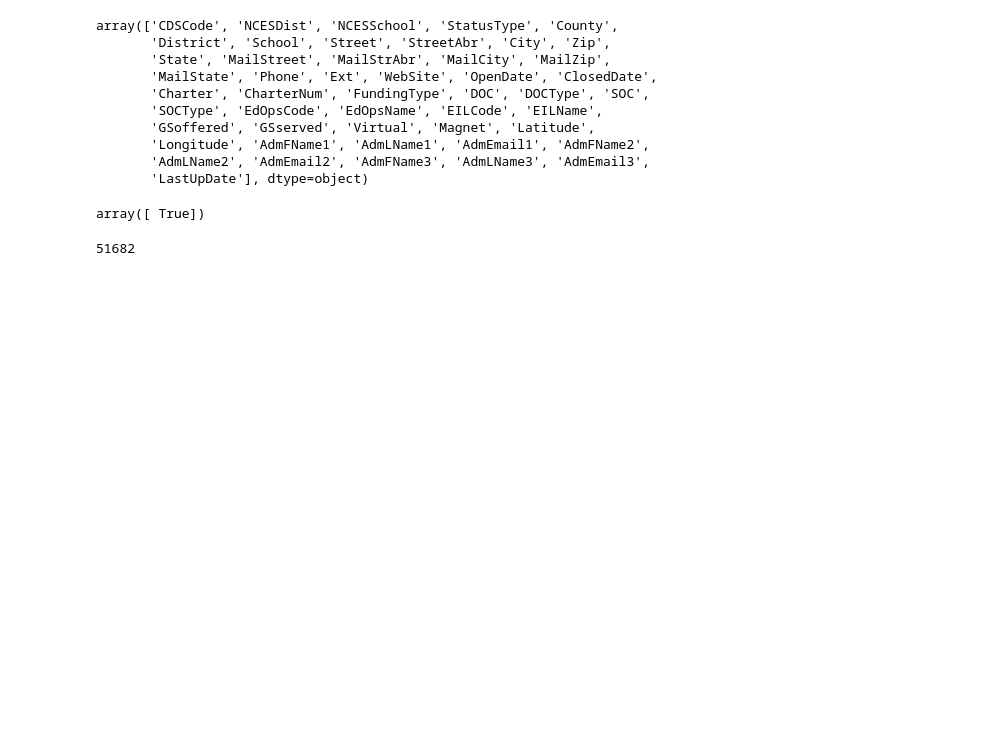
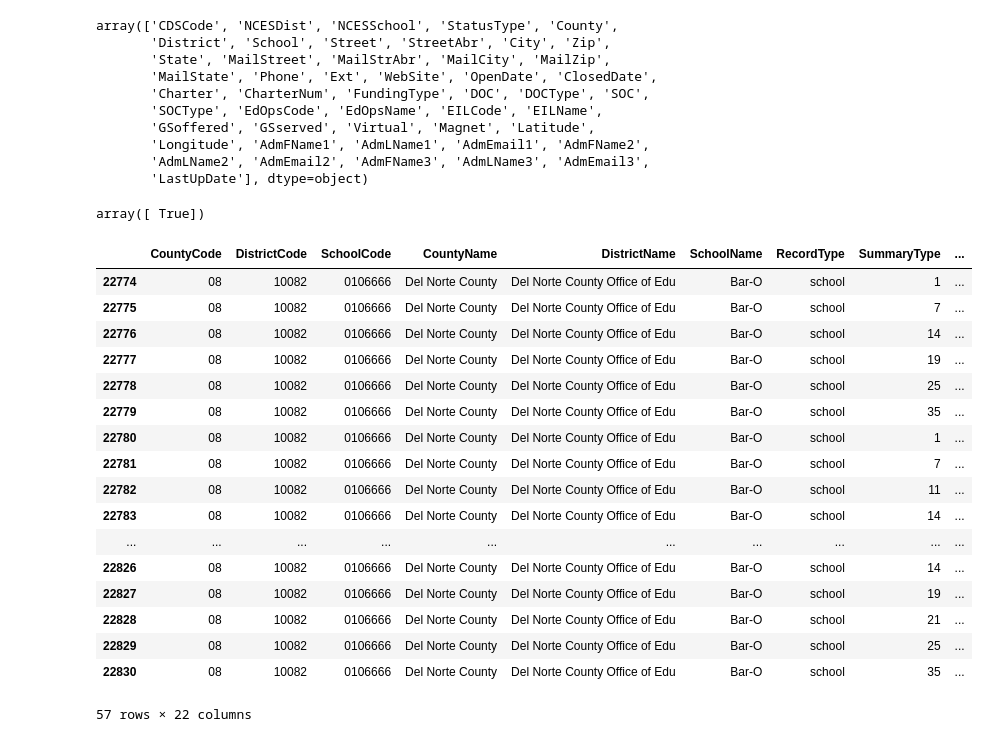
Before and after one commit to kimberlyma/ca-school-data-pipeline, a Jupyter notebook: CA Data Exploration.ipynb, the cells around one changed output. Saved outputs shown, nothing was run; the diff lists cells and outputs as text; code cells hidden in the pictures; blank space fills up the shorter version.

```diff
--- a/CA Data Exploration.ipynb
+++ b/CA Data Exploration.ipynb
@@ -129,8 +177,25 @@ cahsee_15.loc[cahsee_15['SchoolName'] == 'Alameda High', 'CDSCode'].unique() ==
 # %% [output]
 array([ True])
 # %%
-test = pd.merge(cahsee_15, ca_directory.loc[:, ['CDSCode', 'Street', 'City', 'Zip','Latitude', 'Longitude']],
+geo_cahsee_15 = pd.merge(cahsee_15, ca_directory.loc[:, ['CDSCode', 'Street', 'City', 'Zip','Latitude', 'Longitude']],
                 left_on = 'CDSCode', right_on = 'CDSCode', how = 'inner')
-cahsee_15.shape[0] - test.shape[0]
+geo_cahsee_15.loc[geo_cahsee_15.Latitude == (geo_cahsee_15['Latitude'].max())]
 # %% [output]
+|  | CountyCode | DistrictCode | SchoolCode | CountyName | DistrictName | SchoolName | RecordType | SummaryType | ... |
+| 22774 | 08 | 10082 | 0106666 | Del Norte County | Del Norte County Office of Edu | Bar-O | school | 1 | ... |
+| 22775 | 08 | 10082 | 0106666 | Del Norte County | Del Norte County Office of Edu | Bar-O | school | 7 | ... |
+| 22776 | 08 | 10082 | 0106666 | Del Norte County | Del Norte County Office of Edu | Bar-O | school | 14 | ... |
+| 22777 | 08 | 10082 | 0106666 | Del Norte County | Del Norte County Office of Edu | Bar-O | school | 19 | ... |
+| 22778 | 08 | 10082 | 0106666 | Del Norte County | Del Norte County Office of Edu | Bar-O | school | 25 | ... |
+| 22779 | 08 | 10082 | 0106666 | Del Norte County | Del Norte County Office of Edu | Bar-O | school | 35 | ... |
+| 22780 | 08 | 10082 | 0106666 | Del Norte County | Del Norte County Office of Edu | Bar-O | school | 1 | ... |
+| 22781 | 08 | 10082 | 0106666 | Del Norte County | Del Norte County Office of Edu | Bar-O | school | 7 | ... |
+| 22782 | 08 | 10082 | 0106666 | Del Norte County | Del Norte County Office of Edu | Bar-O | school | 11 | ... |
+| 22783 | 08 | 10082 | 0106666 | Del Norte County | Del Norte County Office of Edu | Bar-O | school | 14 | ... |
+| ... | ... | ... | ... | ... | ... | ... | ... | ... | ... |
+| 22826 | 08 | 10082 | 0106666 | Del Norte County | Del Norte County Office of Edu | Bar-O | school | 14 | ... |
+| 22827 | 08 | 10082 | 0106666 | Del Norte County | Del Norte County Office of Edu | Bar-O | school | 19 | ... |
+| 22828 | 08 | 10082 | 0106666 | Del Norte County | Del Norte County Office of Edu | Bar-O | school | 21 | ... |
+| 22829 | 08 | 10082 | 0106666 | Del Norte County | Del Norte County Office of Edu | Bar-O | school | 25 | ... |
+| 22830 | 08 | 10082 | 0106666 | Del Norte County | Del Norte County Office of Edu | Bar-O | school | 35 | ... |
-51682
+57 rows × 22 columns
```
Also changed, not shown: parts of 11 cells of this notebook, 1 other file.
